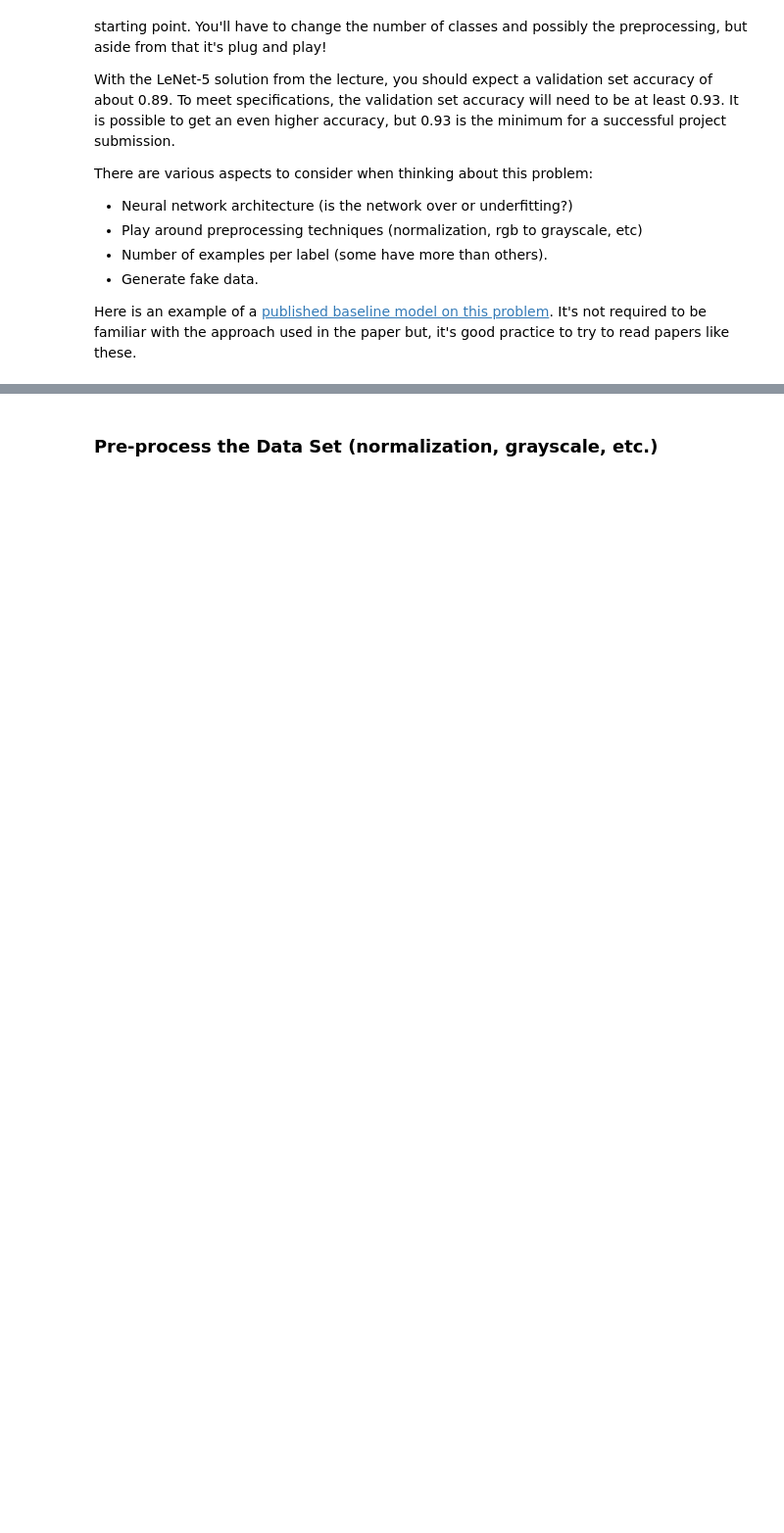
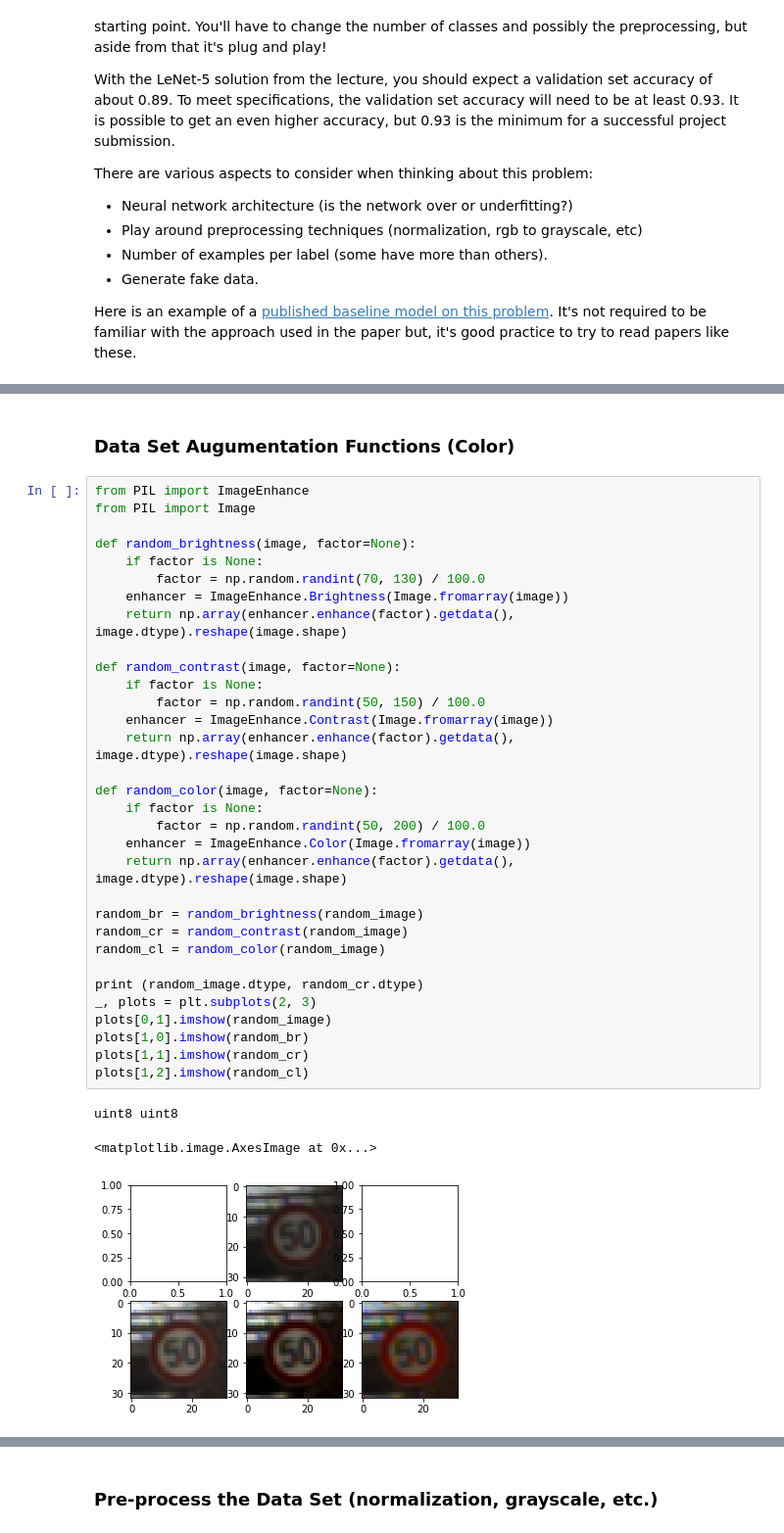
Before and after one commit to zaghaghi/CarND-Traffic-Sign-Classifier-Project, a Jupyter notebook: Traffic_Sign_Classifier.ipynb, the cells around one changed output, grey strips where cells are left out. Shown at 98% size. Saved outputs shown, nothing was run; the diff lists cells and outputs as text; blank space fills up the shorter version.

```diff
--- a/Traffic_Sign_Classifier.ipynb
+++ b/Traffic_Sign_Classifier.ipynb
@@ -165,0 +231,38 @@ BATCH_SIZE = 128
+# %% [markdown]
+### Data Set Augumentation Functions (Color)
+# %%
+from PIL import ImageEnhance
+from PIL import Image
+
+def random_brightness(image, factor=None):
+    if factor is None:
+        factor = np.random.randint(70, 130) / 100.0
+    enhancer = ImageEnhance.Brightness(Image.fromarray(image))
+    return np.array(enhancer.enhance(factor).getdata(), image.dtype).reshape(image.shape)
+
+def random_contrast(image, factor=None):
+    if factor is None:
+        factor = np.random.randint(50, 150) / 100.0
+    enhancer = ImageEnhance.Contrast(Image.fromarray(image))
+    return np.array(enhancer.enhance(factor).getdata(), image.dtype).reshape(image.shape)
+
+def random_color(image, factor=None):
+    if factor is None:
+        factor = np.random.randint(50, 200) / 100.0
+    enhancer = ImageEnhance.Color(Image.fromarray(image))
+    return np.array(enhancer.enhance(factor).getdata(), image.dtype).reshape(image.shape)
+
+random_br = random_brightness(random_image)
+random_cr = random_contrast(random_image)
+random_cl = random_color(random_image)
+
+print (random_image.dtype, random_cr.dtype)
+_, plots = plt.subplots(2, 3)
+plots[0,1].imshow(random_image)
+plots[1,0].imshow(random_br)
+plots[1,1].imshow(random_cr)
+plots[1,2].imshow(random_cl)
+# %% [output]
+uint8 uint8
+<matplotlib.image.AxesImage at 0x...>
+[figure, added]
```
Also changed, not shown: parts of 47 cells of this notebook, 27 other files.
